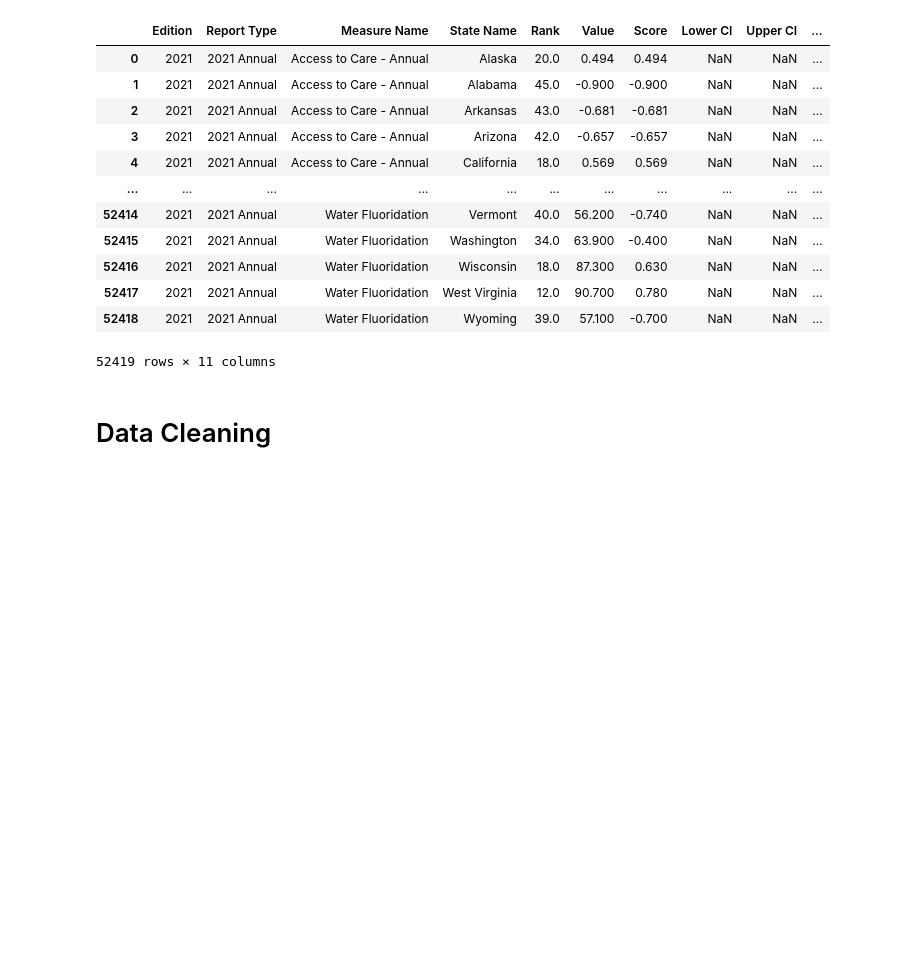
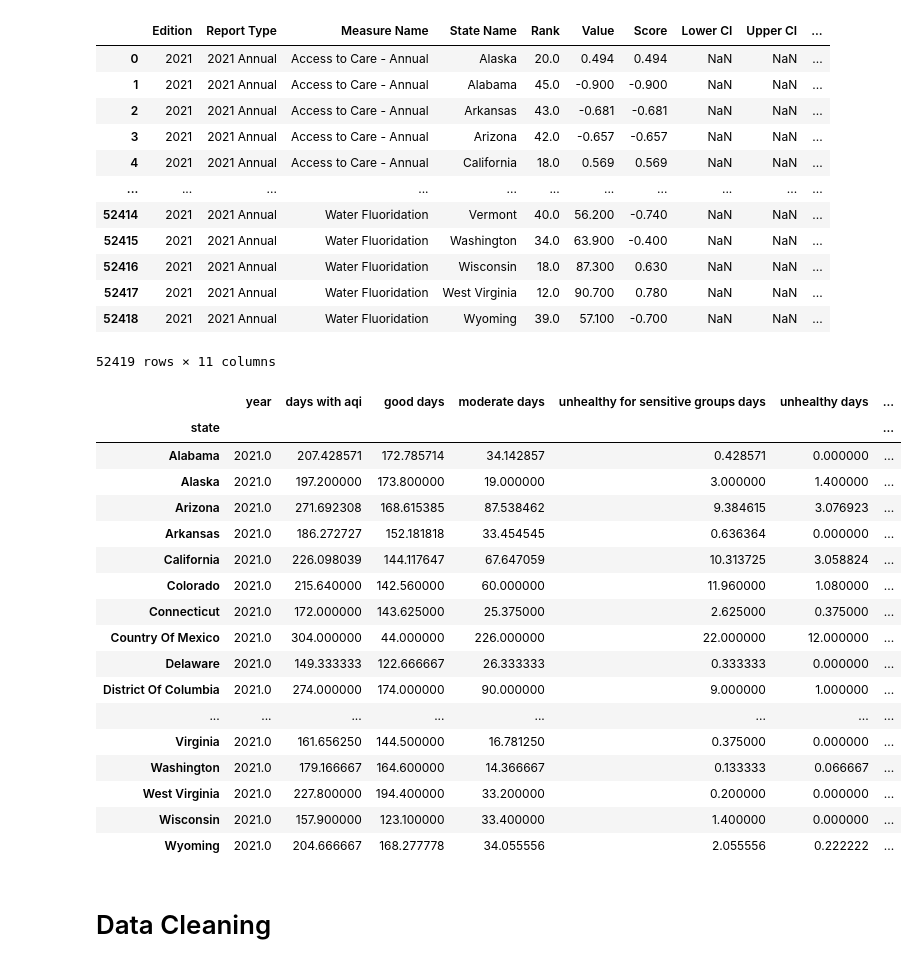
Before and after one commit to tintrungp/COGS108_Repo, a Jupyter notebook: DataCheckpointGroup017Sp22.ipynb, the cells around one changed output. Drawn from its saved outputs; the diff is of its cells as text; code cells hidden in the pictures; blank space fills up the shorter version.

Commit message:
AQI by states

```diff
--- a/DataCheckpointGroup017Sp22.ipynb
+++ b/DataCheckpointGroup017Sp22.ipynb
@@ -52,7 +52,32 @@ df
 52419 rows × 11 columns
 # %%
 # https://aqs.epa.gov/aqsweb/airdata/download_files.html #Annual AQI
-aqi = pd.read_csv('da')
+aqi = pd.read_csv('data/AQI.csv')
+#aqi.columns = aqi.columns.str.replace(' ', '')
+aqi.columns = aqi.columns.str.lower()
+aqi.head()
+states = aqi.groupby(['state']).agg('mean')
+#states.shape
+states
+# %% [output]
+|  | year | days with aqi | good days | moderate days | unhealthy for sensitive groups days | unhealthy days | ... |
+| state |  |  |  |  |  |  | ... |
+| Alabama | 2021.0 | 207.428571 | 172.785714 | 34.142857 | 0.428571 | 0.000000 | ... |
+| Alaska | 2021.0 | 197.200000 | 173.800000 | 19.000000 | 3.000000 | 1.400000 | ... |
+| Arizona | 2021.0 | 271.692308 | 168.615385 | 87.538462 | 9.384615 | 3.076923 | ... |
+| Arkansas | 2021.0 | 186.272727 | 152.181818 | 33.454545 | 0.636364 | 0.000000 | ... |
+| California | 2021.0 | 226.098039 | 144.117647 | 67.647059 | 10.313725 | 3.058824 | ... |
+| Colorado | 2021.0 | 215.640000 | 142.560000 | 60.000000 | 11.960000 | 1.080000 | ... |
+| Connecticut | 2021.0 | 172.000000 | 143.625000 | 25.375000 | 2.625000 | 0.375000 | ... |
+| Country Of Mexico | 2021.0 | 304.000000 | 44.000000 | 226.000000 | 22.000000 | 12.000000 | ... |
+| Delaware | 2021.0 | 149.333333 | 122.666667 | 26.333333 | 0.333333 | 0.000000 | ... |
+| District Of Columbia | 2021.0 | 274.000000 | 174.000000 | 90.000000 | 9.000000 | 1.000000 | ... |
+| ... | ... | ... | ... | ... | ... | ... | ... |
+| Virginia | 2021.0 | 161.656250 | 144.500000 | 16.781250 | 0.375000 | 0.000000 | ... |
+| Washington | 2021.0 | 179.166667 | 164.600000 | 14.366667 | 0.133333 | 0.066667 | ... |
+| West Virginia | 2021.0 | 227.800000 | 194.400000 | 33.200000 | 0.200000 | 0.000000 | ... |
+| Wisconsin | 2021.0 | 157.900000 | 123.100000 | 33.400000 | 1.400000 | 0.000000 | ... |
+| Wyoming | 2021.0 | 204.666667 | 168.277778 | 34.055556 | 2.055556 | 0.222222 | ... |
 # %% [markdown]
 # Data Cleaning
 # %% [markdown]
```
